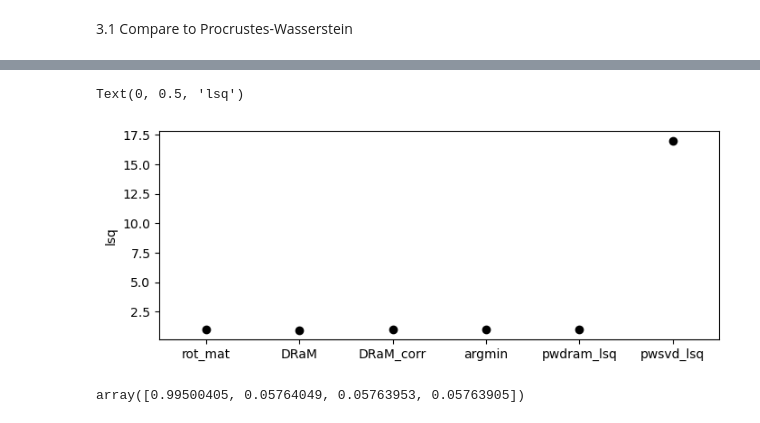
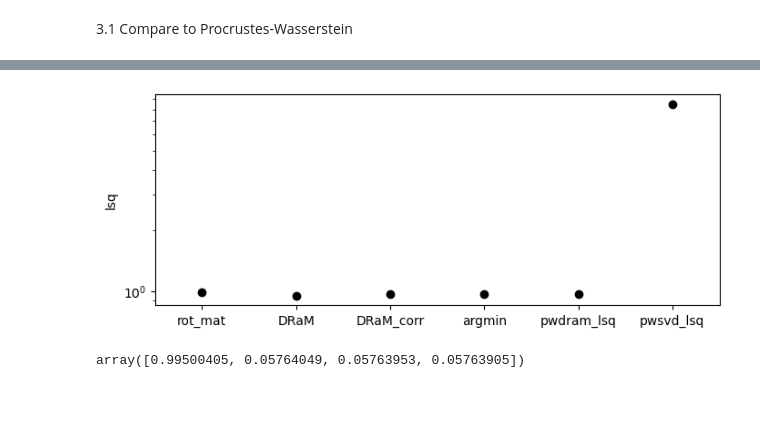
Before and after one commit to geoffwoollard/quaternion-adjugate, a Jupyter notebook: 3D pose extraction from 2D orthographic projection with DRaM.ipynb, the cells around one changed output, grey strips where cells are left out. Cells and saved outputs as stored; diff of their text form; code cells hidden in the pictures.

```diff
--- a/3D pose extraction from 2D orthographic projection with DRaM.ipynb
+++ b/3D pose extraction from 2D orthographic projection with DRaM.ipynb
@@ -254,5 +254,6 @@ np.float64(0.9775127108525088)
 # %%
 from AdjQuat.procrustes_wasserstein import procrustes_wasserstein_2d_3d_dram, procrustes_wasserstein_2d_3d_svd
 
-transport_plan_pwdram, rotation_pwdram, logs = procrustes_wasserstein_2d_3d_dram(torch.from_numpy(xyz), torch.from_numpy(U), verbose_log=True, cost_d=2, tol=1e-6, max_iter=10)
+transport_plan_pwdram, rotation_pwdram, logs = procrustes_wasserstein_2d_3d_dram(torch.from_numpy(xyz), torch.from_numpy(UV), verbose_log=True, cost_d=2, tol=1e-6, max_iter=10)
 pwdram_lsq = utils.least_squares_4_3D(rotation_pwdram,transport_plan_pwdram @ xyz,UV)
+pwdram_lsq
@@ -259,5 +262,5 @@ pwdram_lsq = utils.least_squares_4_3D(rotation_pwdram,transport_plan_pwdram @ xy
 # %%
-transport_plan_pwsvd, rotation_pwsvd, logs = procrustes_wasserstein_2d_3d_svd(torch.from_numpy(U), torch.from_numpy(xyz), p=torch.ones(npts), q=torch.ones(npts), verbose_log=True, tol=-1, max_iter=3)
-pwsvd_lsq = utils.least_squares_4_3D(rotation_pwsvd.numpy(), xyz,UV)
+transport_plan_pwsvd, rotation_pwsvd, logs = procrustes_wasserstein_2d_3d_svd(torch.from_numpy(UV), torch.from_numpy(xyz), p=torch.ones(npts), q=torch.ones(npts), verbose_log=True, tol=-1, max_iter=3)
+pwsvd_lsq = utils.least_squares_4_3D(rotation_pwsvd.numpy(), transport_plan_pwsvd @ xyz,UV)
 pwsvd_lsq
 # %% [output]
@@ -324,14 +272,14 @@ compare_errors = [rot_mat_lsq, DRaM_lsq, DRaM_corr_lsq, argmin_lsq, pwdram_lsq,
 # %%
 plt.figure(figsize=(8,3))
 plt.plot([1,2,3,4,5,6],compare_errors ,'ko');
 ticks = [1,2,3,4,5,6]
 labels = ["rot_mat", "DRaM","DRaM_corr", "argmin", "pwdram_lsq", "pwsvd_lsq"]
 plt.xticks(ticks, labels)
 plt.xlim((0.5,6.5))
 plt.ylabel('lsq')
+plt.yscale('log')
 # %% [output]
-Text(0, 0.5, 'lsq')
-[figure, old version]
+[figure, new version]
 # %%
 #Just to check the no noise case for arg_min:
 U = UV_no_error
```
Also changed, not shown: parts of 29 cells of this notebook, 3 other files.
